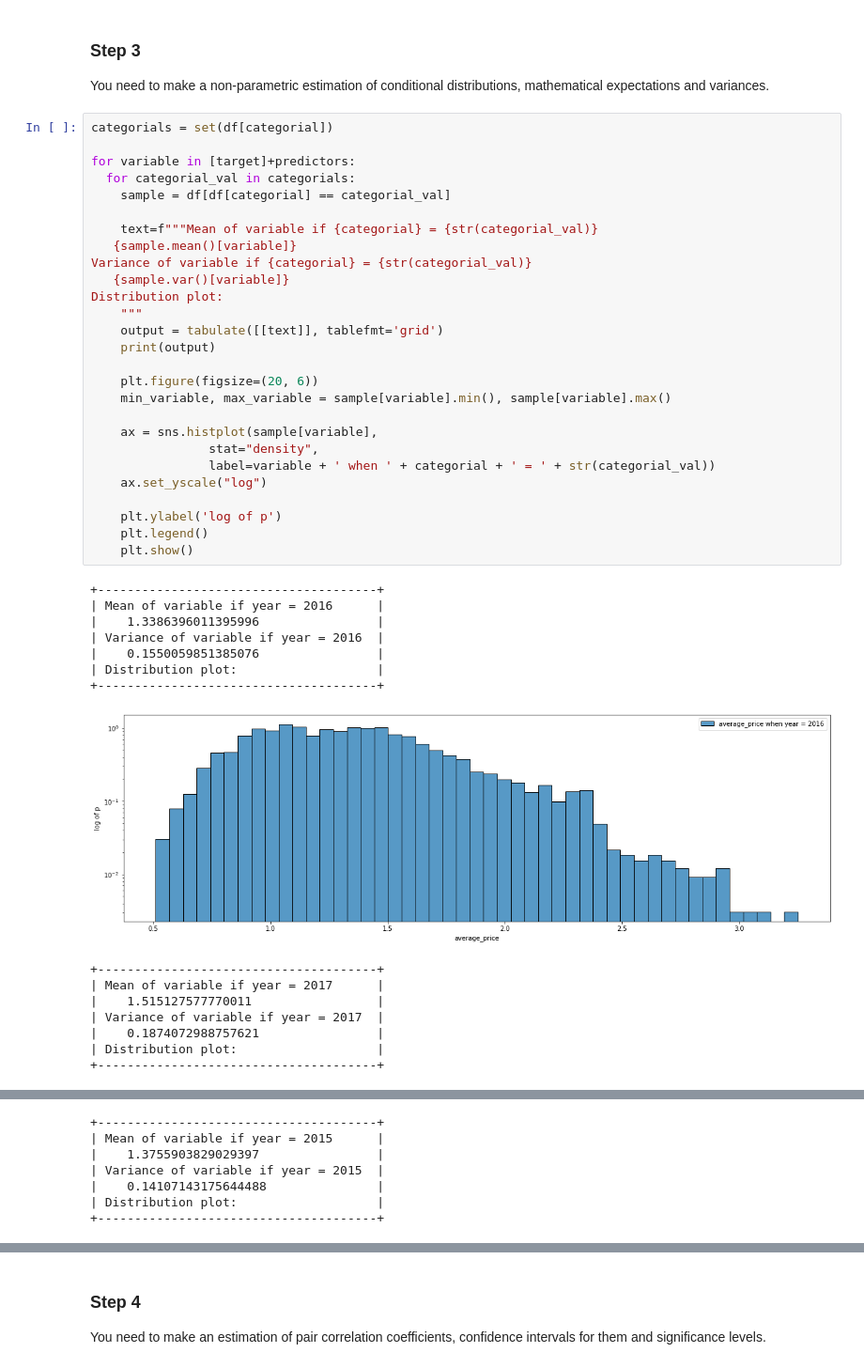
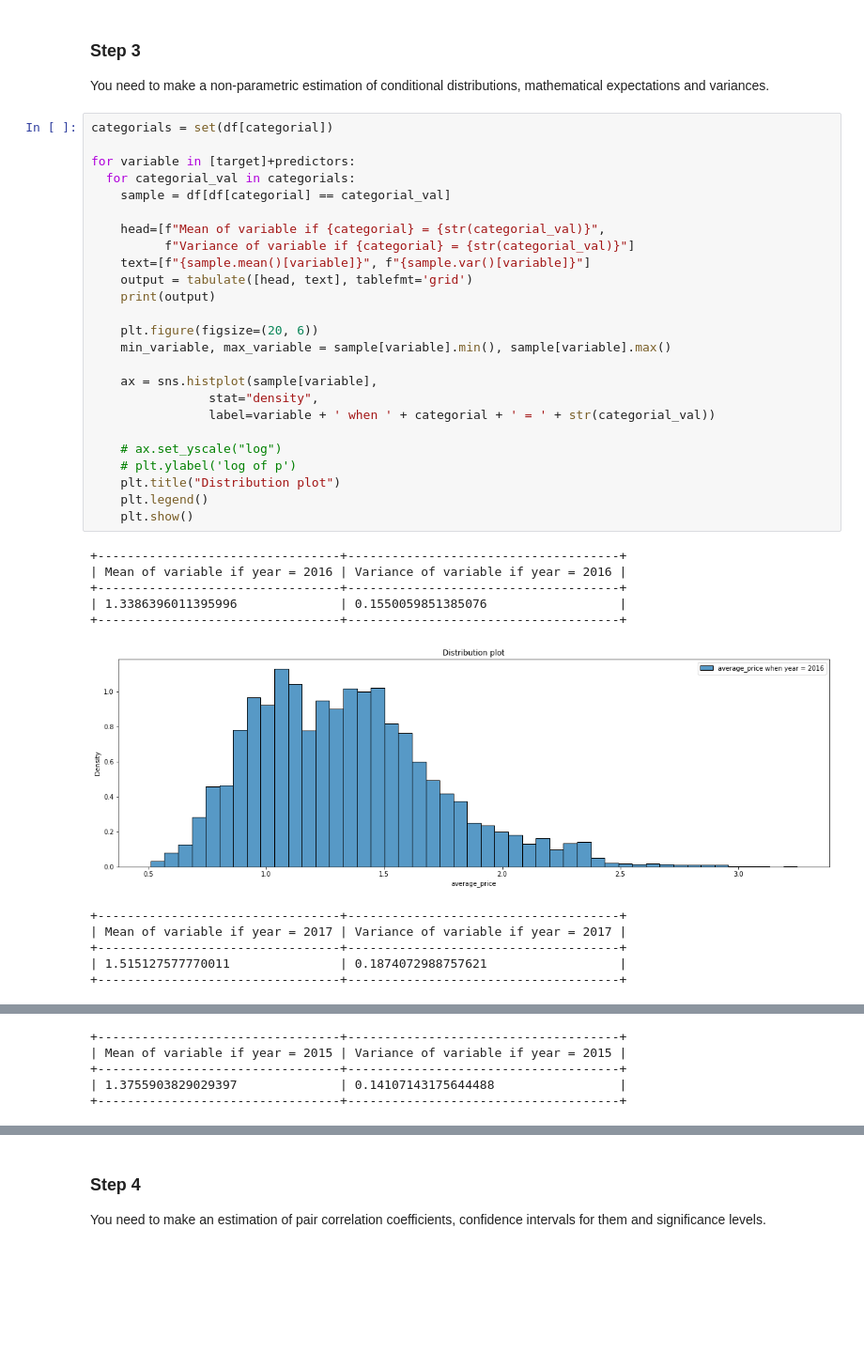
Before and after one commit to DmitryPogrebnoy/Multivar_Data_Analysis_ITMO, a Jupyter notebook: task2/task2.ipynb, the cells around one changed output, grey strips where cells are left out. Shown at 94% size. Drawn from its saved outputs; the diff is of its cells as text; blank space fills up the shorter version.

```diff
--- a/task2/task2.ipynb
+++ b/task2/task2.ipynb
@@ -201,43 +201,37 @@ mathematical expectations and variances.
 # %%
 categorials = set(df[categorial])
 
 for variable in [target]+predictors:
   for categorial_val in categorials:
     sample = df[df[categorial] == categorial_val]
 
-    text=f"""Mean of variable if {categorial} = {str(categorial_val)}
-   {sample.mean()[variable]}
-Variance of variable if {categorial} = {str(categorial_val)}
-   {sample.var()[variable]}
-Distribution plot:
-    """
-    output = tabulate([[text]], tablefmt='grid')
+    head=[f"Mean of variable if {categorial} = {str(categorial_val)}",
+          f"Variance of variable if {categorial} = {str(categorial_val)}"]
+    text=[f"{sample.mean()[variable]}", f"{sample.var()[variable]}"]
+    output = tabulate([head, text], tablefmt='grid')
     print(output)
 
     plt.figure(figsize=(20, 6))
     min_variable, max_variable = sample[variable].min(), sample[variable].max()
 
     ax = sns.histplot(sample[variable],
                 stat="density",
                 label=variable + ' when ' + categorial + ' = ' + str(categorial_val))
-    ax.set_yscale("log")
 
-    plt.ylabel('log of p')
+    # ax.set_yscale("log")
+    # plt.ylabel('log of p')
+    plt.title("Distribution plot")
     plt.legend()
     plt.show()
 # %% [output]
-+--------------------------------------+
-| Mean of variable if year = 2016      |
-|    1.3386396011395996                |
-| Variance of variable if year = 2016  |
-|    0.1550059851385076                |
-| Distribution plot:                   |
-+--------------------------------------+
++---------------------------------+-------------------------------------+
+| Mean of variable if year = 2016 | Variance of variable if year = 2016 |
++---------------------------------+-------------------------------------+
+| 1.3386396011395996              | 0.1550059851385076                  |
++---------------------------------+-------------------------------------+
-[figure, old version]
+[figure, new version]
-+--------------------------------------+
-| Mean of variable if year = 2017      |
-|    1.515127577770011                 |
-| Variance of variable if year = 2017  |
-|    0.1874072988757621                |
-| Distribution plot:                   |
-+--------------------------------------+
++---------------------------------+-------------------------------------+
+| Mean of variable if year = 2017 | Variance of variable if year = 2017 |
++---------------------------------+-------------------------------------+
+| 1.515127577770011               | 0.1874072988757621                  |
++---------------------------------+-------------------------------------+
@@ -245,7 +239,5 @@ Distribution plot:
-+--------------------------------------+
-| Mean of variable if year = 2015      |
-|    1.3755903829029397                |
-| Variance of variable if year = 2015  |
-|    0.14107143175644488               |
-| Distribution plot:                   |
-+--------------------------------------+
++---------------------------------+-------------------------------------+
+| Mean of variable if year = 2015 | Variance of variable if year = 2015 |
++---------------------------------+-------------------------------------+
+| 1.3755903829029397              | 0.14107143175644488                 |
++---------------------------------+-------------------------------------+
```
Also changed, not shown: parts of 9 cells of this notebook.
